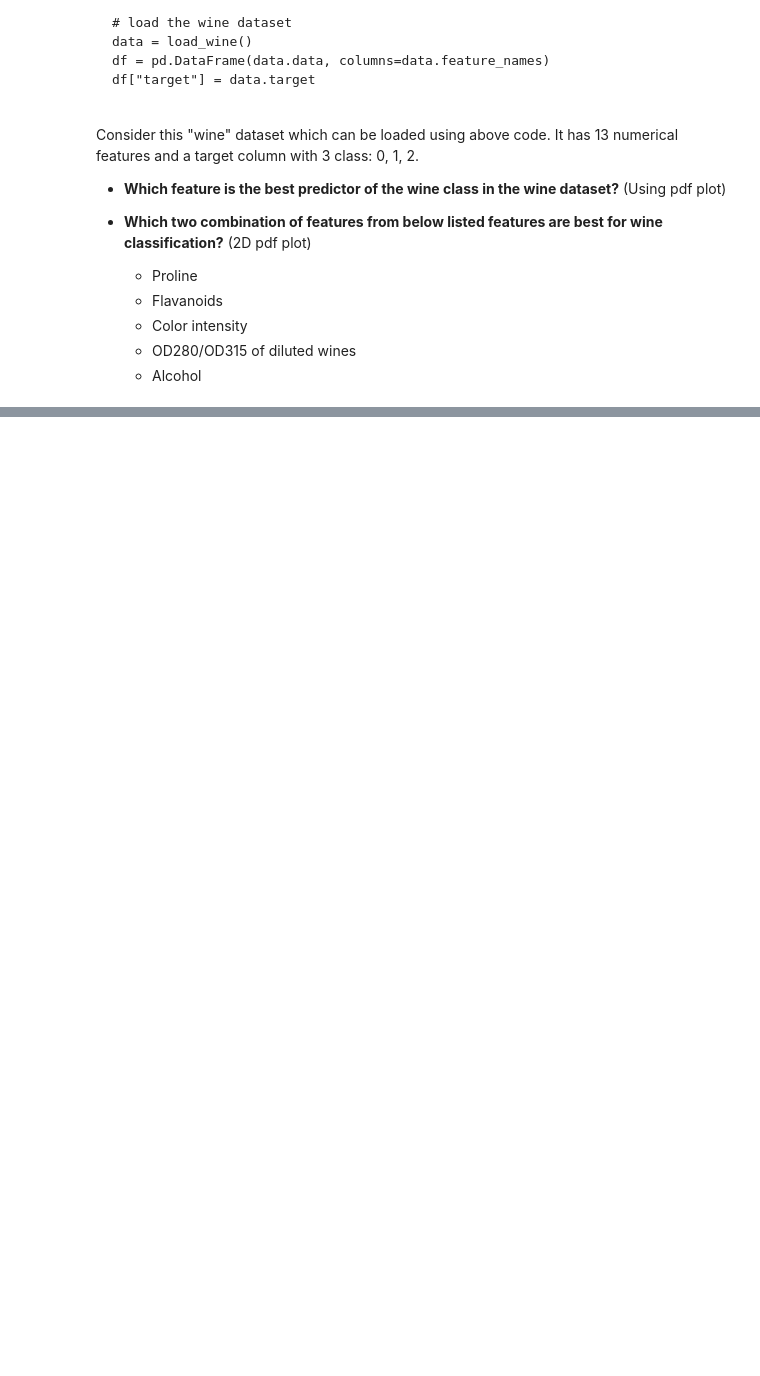
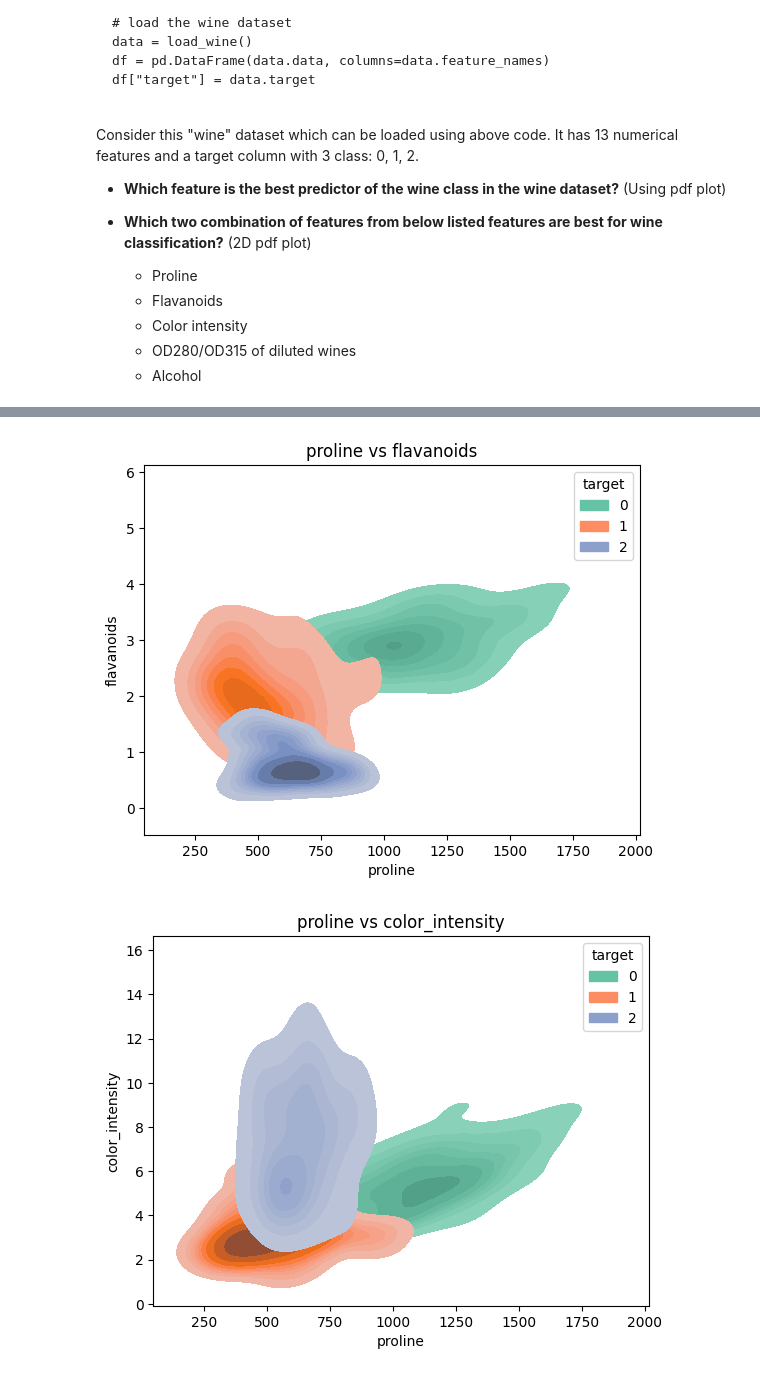
Before and after one commit to priyansh-commits/practice, a Jupyter notebook: task_41.ipynb, the cells around one changed output, grey strips where cells are left out. Saved outputs shown, nothing was run; the diff lists cells and outputs as text; code cells hidden in the pictures; blank space fills up the shorter version.

```diff
--- a/task_41.ipynb
+++ b/task_41.ipynb
@@ -136,0 +160,18 @@ Consider this "wine" dataset which can be loaded using above code. It has 13 num
+# %%
+l=['proline', 'flavanoids', 'color_intensity', 'od280/od315_of_diluted_wines', 'alcohol']
+for i in range(len(l)):
+  for j in range(i+1,len(l)):
+    sns.kdeplot(
+    data=df,
+    x=l[i],
+    y=l[j],
+    hue='target',
+    fill=True,
+    palette='Set2',
+
+)
+    plt.title(f'{l[i]} vs {l[j]}')
+    plt.show()
+# %% [output]
+[figure, added]
+[figure, added]
```
Also changed, not shown: parts of 3 cells of this notebook.
